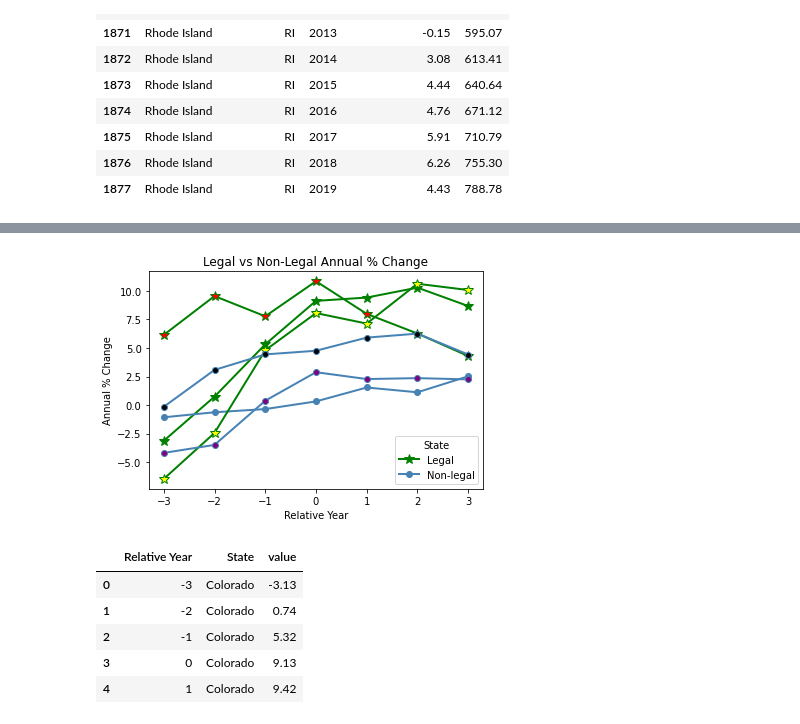
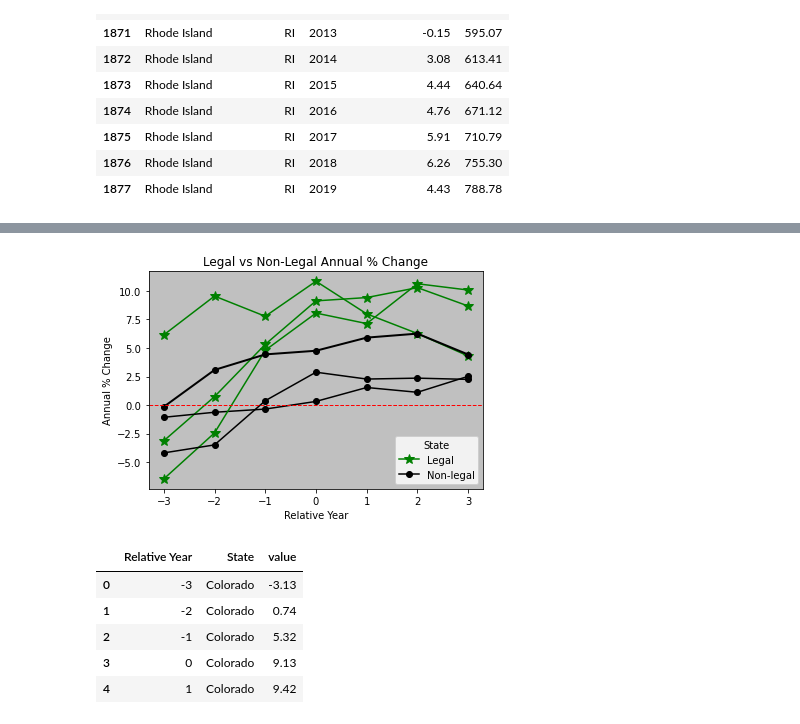
Before and after one commit to pbhan710/project01-group12, a Jupyter notebook: 1. Main/Main.ipynb, the cells around one changed output, grey strips where cells are left out. Cells and saved outputs as stored; diff of their text form; code cells hidden in the pictures.

```diff
--- a/1. Main/Main.ipynb
+++ b/1. Main/Main.ipynb
@@ -228,26 +235,29 @@ washington_percent['Relative Year'] = relative_year
 oregon_percent['Relative Year'] = relative_year
 # %%
 ### Create line graph comparing the Annual Percent Change in HPI for each state
+ax = plt.axes()
+ax.set_facecolor('silver')
 colorado = plt.plot(colorado_percent['Relative Year'], colorado_percent['Colorado'].astype(float),\
-                    color='g', linewidth=2, marker = '*', markersize=10)
+                    color='g', linewidth=1.5, marker = '*', markersize=10)
 vermont = plt.plot(colorado_percent['Relative Year'], colorado_percent['Vermont'].astype(float),\
-                   color='steelblue', linewidth=2, marker='o')
+                   color='black', linewidth=1.5, marker='o')
 washington = plt.plot(washington_percent['Relative Year'], washington_percent['Washington'].astype(float),\
-                      color='g', linewidth=2, marker = '*', markersize=10, mfc='yellow')
+                      color='g', linewidth=1.5, marker = '*', markersize=10)
 jersey = plt.plot(washington_percent['Relative Year'], washington_percent['New Jersey'].astype(float),\
-                  color='steelblue', linewidth=2, marker='o', mfc='purple')
+                  color='black', linewidth=1.5, marker='o')
 oregon = plt.plot(oregon_percent['Relative Year'], oregon_percent['Oregon'].astype(float),\
-                  color='g', linewidth=2, marker = '*', markersize=10, mfc='red')
+                  color='g', linewidth=1.5, marker = '*', markersize=10)
 rhode = plt.plot(oregon_percent['Relative Year'], oregon_percent['Rhode Island'].astype(float),\
-                 color='steelblue', linewidth=2, marker='o', mfc='black')
+                 color='black', linewidth=2, marker='o')
 plt.title('Legal vs Non-Legal Annual % Change')
 plt.xlabel('Relative Year')
 plt.ylabel('Annual % Change')
+plt.axhline(0, color='r', linestyle='--', linewidth=1)
 plt.legend(['Legal', 'Non-legal'], loc='best', title='State')
 plt.savefig('images/annual_change.png', facecolor='white')
 plt.show()
 # %% [output]
-[figure, old version]
+[figure, new version]
 # %%
 # Combine pivots with relative year into one df for plotting
 unpivot_co = pd.melt(colorado_percent, id_vars=['Relative Year'], value_vars=['Colorado', 'Vermont'])
```
Also changed, not shown: parts of 8 cells of this notebook, 7 other files.
